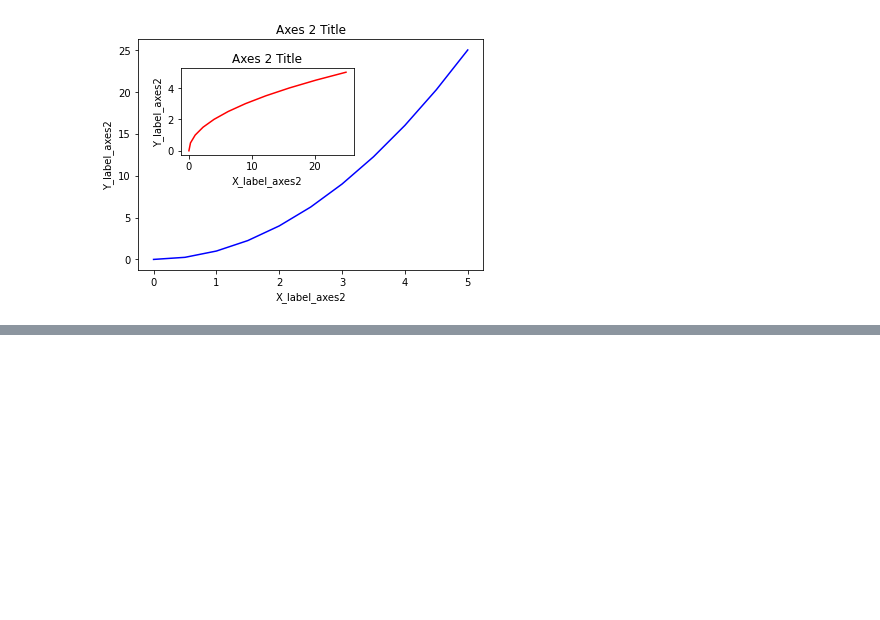
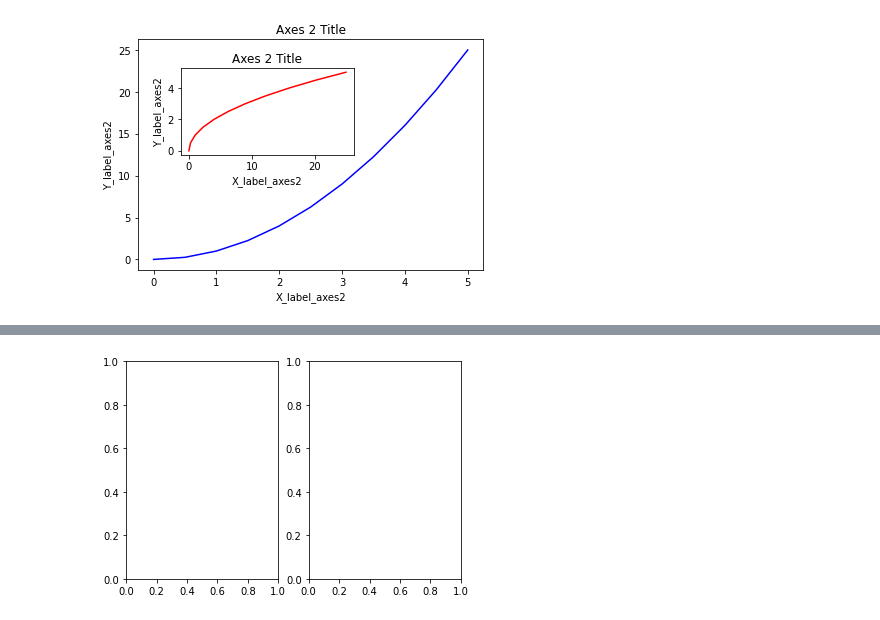
Before and after one commit to Gaurav065/Python, a Jupyter notebook: EDA/mat.ipynb, the cells around one changed output, grey strips where cells are left out. Drawn from its saved outputs; the diff is of its cells as text; code cells hidden in the pictures; blank space fills up the shorter version.

```diff
--- a/EDA/mat.ipynb
+++ b/EDA/mat.ipynb
@@ -66,0 +77,4 @@ axes2.set_title('Axes 2 Title');
+# %%
+fig, axes = mtb.subplots(nrows=1, ncols=2)
+# %% [output]
+[figure, added]
```
Also changed, not shown: parts of 1 cell of this notebook.
